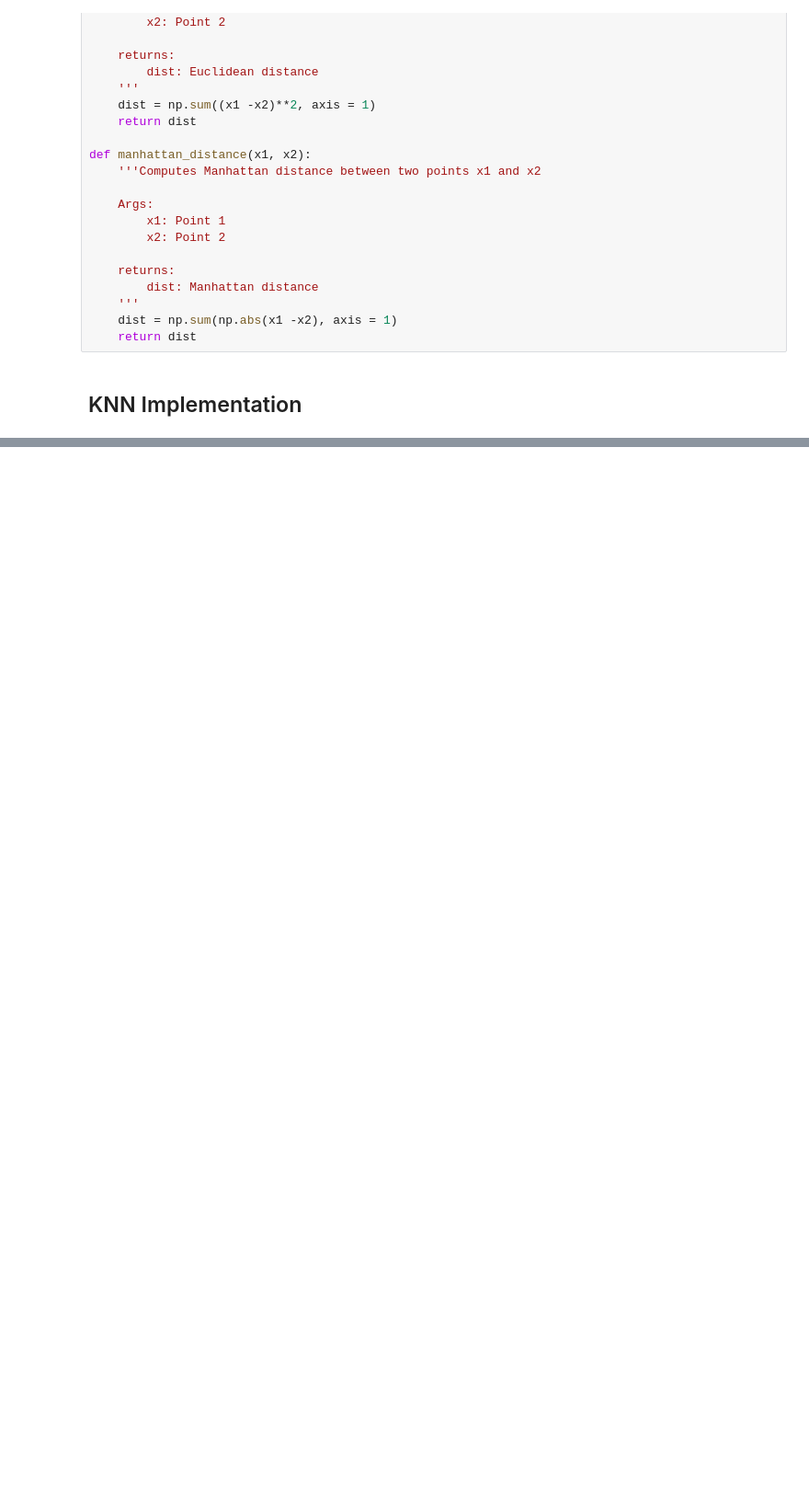
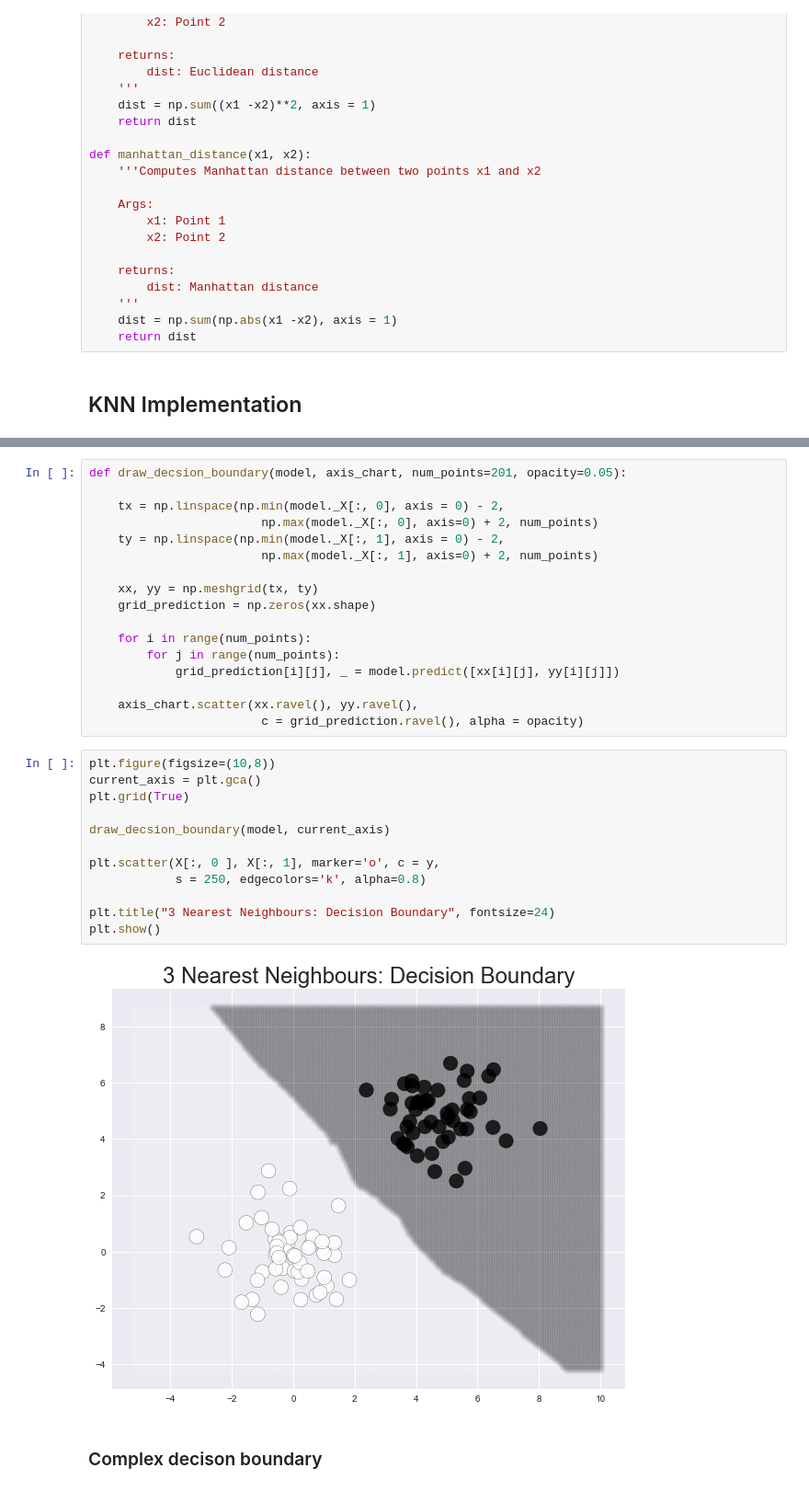
Before and after one commit to esviswajith95/MLT, a Jupyter notebook: Week7 - KNN.ipynb, the cells around one changed output, grey strips where cells are left out. Shown: that part at 92% size. Cells and saved outputs as stored; diff of their text form; blank space fills up the shorter version.

```diff
--- a/Week7 - KNN.ipynb
+++ b/Week7 - KNN.ipynb
@@ -108,0 +176,33 @@ class KNN:
+# %%
+def draw_decsion_boundary(model, axis_chart, num_points=201, opacity=0.05):
+
+    tx = np.linspace(np.min(model._X[:, 0], axis = 0) - 2,
+                        np.max(model._X[:, 0], axis=0) + 2, num_points)
+    ty = np.linspace(np.min(model._X[:, 1], axis = 0) - 2,
+                        np.max(model._X[:, 1], axis=0) + 2, num_points)
+
+    xx, yy = np.meshgrid(tx, ty)
+    grid_prediction = np.zeros(xx.shape)
+
+    for i in range(num_points):
+        for j in range(num_points):
+            grid_prediction[i][j], _ = model.predict([xx[i][j], yy[i][j]])
+
+    axis_chart.scatter(xx.ravel(), yy.ravel(),
+                        c = grid_prediction.ravel(), alpha = opacity)
+# %%
+plt.figure(figsize=(10,8))
+current_axis = plt.gca()
+plt.grid(True)
+
+draw_decsion_boundary(model, current_axis)
+
+plt.scatter(X[:, 0 ], X[:, 1], marker='o', c = y,
+            s = 250, edgecolors='k', alpha=0.8)
+
+plt.title("3 Nearest Neighbours: Decision Boundary", fontsize=24)
+plt.show()
+# %% [output]
+[figure, added]
+# %% [markdown]
+### Complex decison boundary
```
Also changed, not shown: parts of 22 cells of this notebook.
